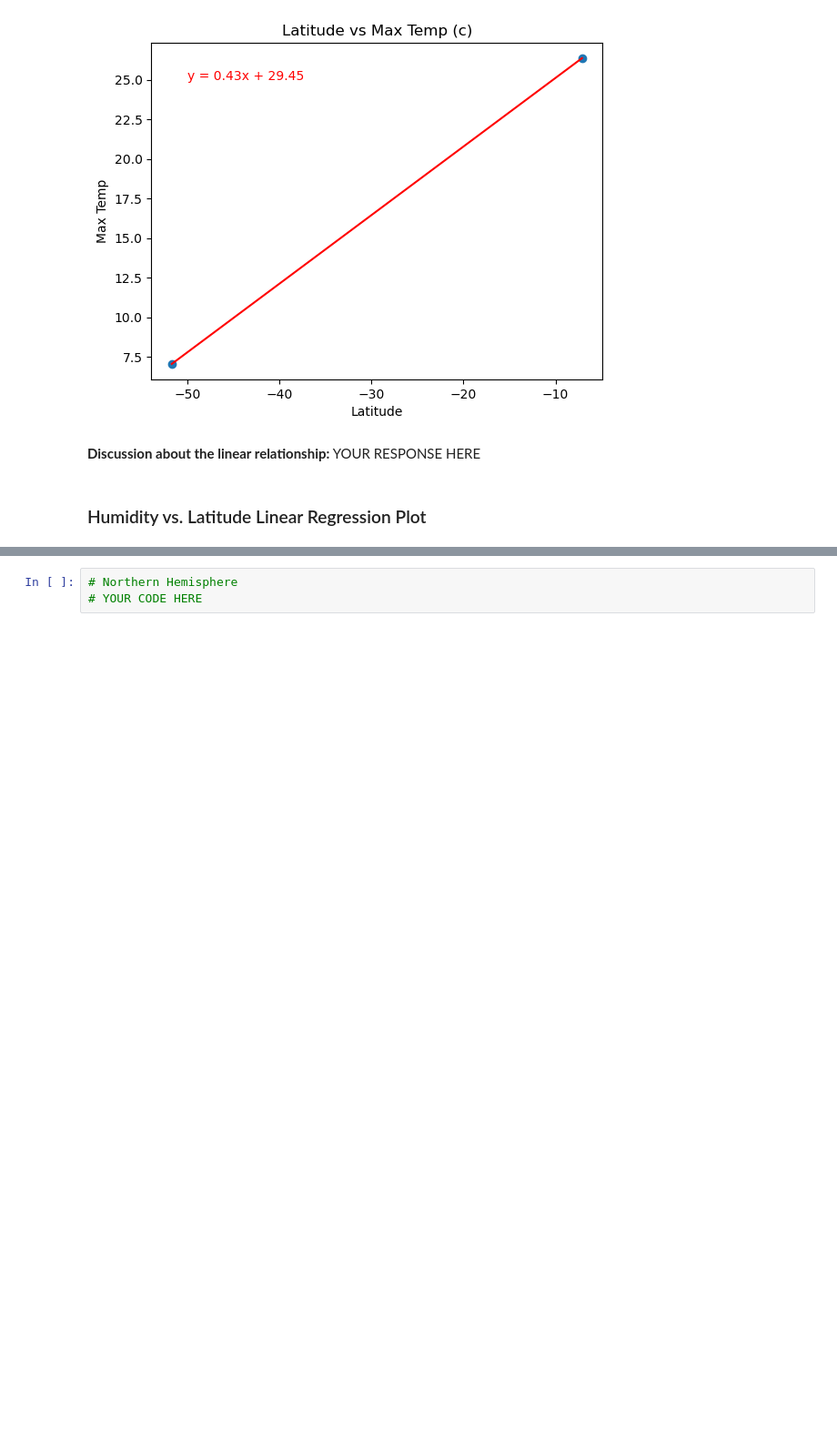
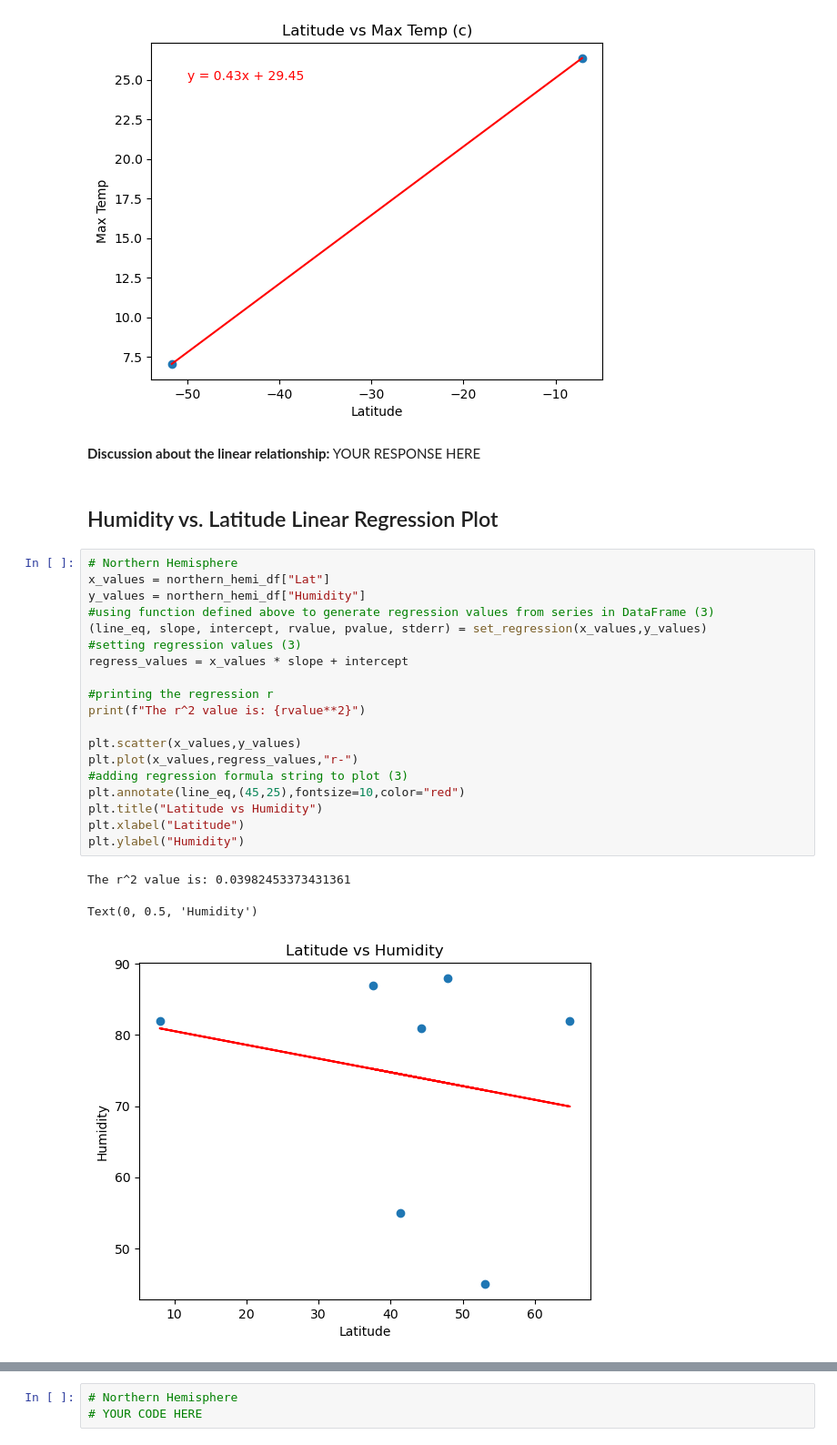
Before and after one commit to linderkm/python-api-challenge, a Jupyter notebook: weatherpy/WeatherPy.ipynb, the cells around one changed output, grey strips where cells are left out. Shown at 91% size. Drawn from its saved outputs; the diff is of its cells as text; blank space fills up the shorter version.

Commit message:
saving work in progress. more plots

```diff
--- a/weatherpy/WeatherPy.ipynb
+++ b/weatherpy/WeatherPy.ipynb
@@ -390,4 +390,27 @@ Text(0, 0.5, 'Max Temp')
 # %% [markdown]
 **Discussion about the linear relationship:** YOUR RESPONSE HERE
 # %% [markdown]
-### Humidity vs. Latitude Linear Regression Plot
+## Humidity vs. Latitude Linear Regression Plot
+# %%
+# Northern Hemisphere
+x_values = northern_hemi_df["Lat"]
+y_values = northern_hemi_df["Humidity"]
+#using function defined above to generate regression values from series in DataFrame (3)
+(line_eq, slope, intercept, rvalue, pvalue, stderr) = set_regression(x_values,y_values)
+#setting regression values (3)
+regress_values = x_values * slope + intercept
+
+#printing the regression r
+print(f"The r^2 value is: {rvalue**2}")
+
+plt.scatter(x_values,y_values)
+plt.plot(x_values,regress_values,"r-")
+#adding regression formula string to plot (3)
+plt.annotate(line_eq,(45,25),fontsize=10,color="red")
+plt.title("Latitude vs Humidity")
+plt.xlabel("Latitude")
+plt.ylabel("Humidity")
+# %% [output]
+The r^2 value is: 0.03982453373431361
+Text(0, 0.5, 'Humidity')
+[figure, added]
```
Also changed, not shown: parts of 16 cells of this notebook.
